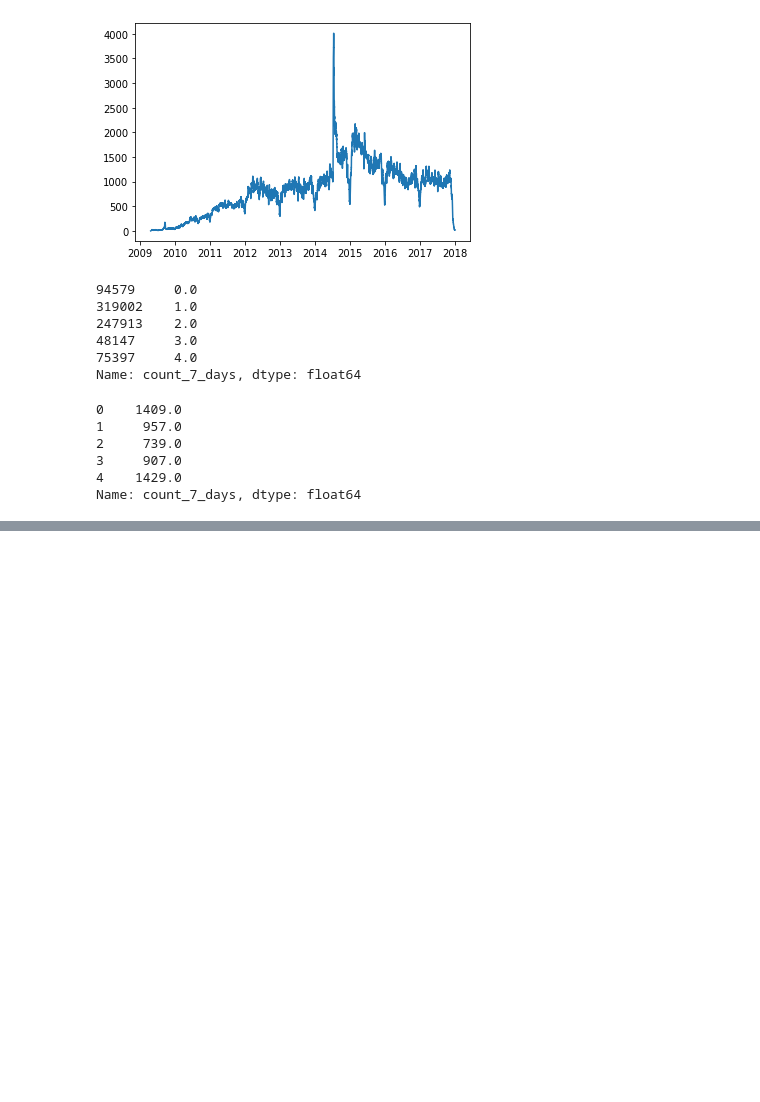
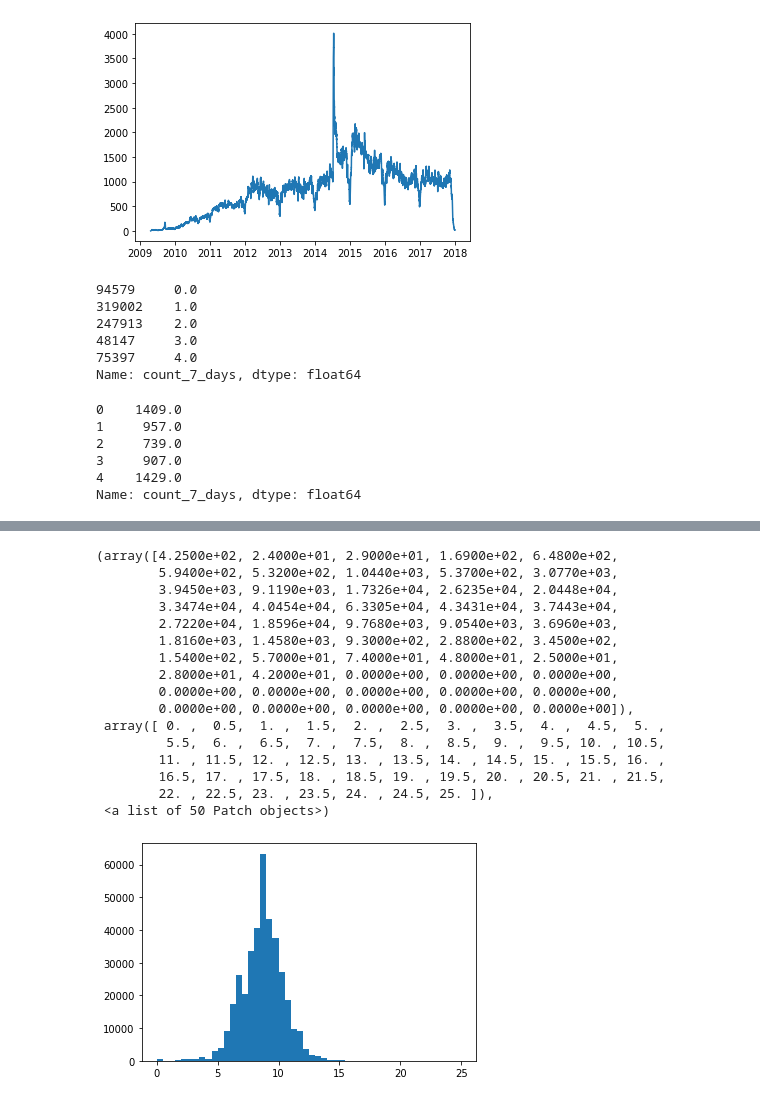
Before and after one commit to georgek2/Category_Encoders, a Jupyter notebook: Refined/count_the_one.ipynb, the cells around one changed output, grey strips where cells are left out. Cells and saved outputs as stored; diff of their text form; code cells hidden in the pictures; blank space fills up the shorter version.

```diff
--- a/Refined/count_the_one.ipynb
+++ b/Refined/count_the_one.ipynb
@@ -289,3 +402,23 @@ df.head()
+# %%
+plt.hist(np.log(data_2.goal), range=(0, 25), bins=50)
+# %% [output]
+(array([4.2500e+02, 2.4000e+01, 2.9000e+01, 1.6900e+02, 6.4800e+02,
+        5.9400e+02, 5.3200e+02, 1.0440e+03, 5.3700e+02, 3.0770e+03,
+        3.9450e+03, 9.1190e+03, 1.7326e+04, 2.6235e+04, 2.0448e+04,
+        3.3474e+04, 4.0454e+04, 6.3305e+04, 4.3431e+04, 3.7443e+04,
+        2.7220e+04, 1.8596e+04, 9.7680e+03, 9.0540e+03, 3.6960e+03,
+        1.8160e+03, 1.4580e+03, 9.3000e+02, 2.8800e+02, 3.4500e+02,
+        1.5400e+02, 5.7000e+01, 7.4000e+01, 4.8000e+01, 2.5000e+01,
+        2.8000e+01, 4.2000e+01, 0.0000e+00, 0.0000e+00, 0.0000e+00,
+        0.0000e+00, 0.0000e+00, 0.0000e+00, 0.0000e+00, 0.0000e+00,
+        0.0000e+00, 0.0000e+00, 0.0000e+00, 0.0000e+00, 0.0000e+00]),
+ array([ 0. ,  0.5,  1. ,  1.5,  2. ,  2.5,  3. ,  3.5,  4. ,  4.5,  5. ,
+         5.5,  6. ,  6.5,  7. ,  7.5,  8. ,  8.5,  9. ,  9.5, 10. , 10.5,
+        11. , 11.5, 12. , 12.5, 13. , 13.5, 14. , 14.5, 15. , 15.5, 16. ,
+        16.5, 17. , 17.5, 18. , 18.5, 19. , 19.5, 20. , 20.5, 21. , 21.5,
+        22. , 22.5, 23. , 23.5, 24. , 24.5, 25. ]),
+ <a list of 50 Patch objects>)
+[figure, added]
 # %%
 cat_cols = [col for col in new_X.columns if new_X[col].dtype == 'object']
 cat_cols
```
Also changed, not shown: parts of 27 cells of this notebook.
